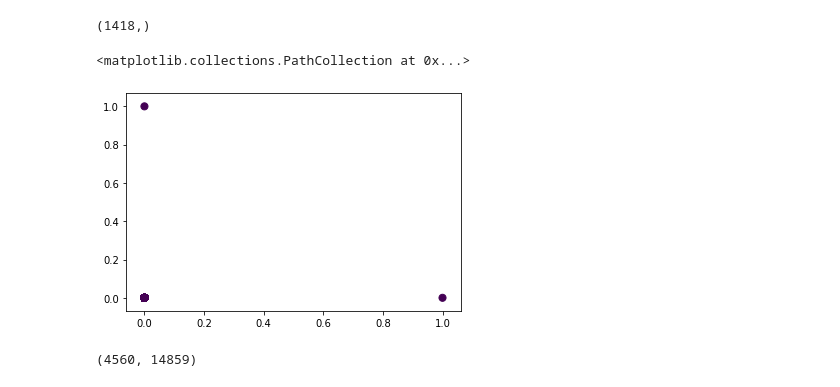
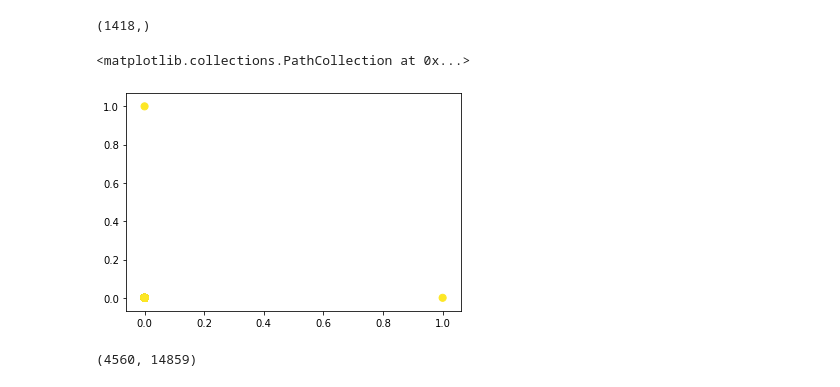
Before and after one commit to siebeniris/Combined_Distributional_and_Formal_Semantics, a Jupyter notebook: clustering.ipynb, the cells around one changed output. Saved outputs shown, nothing was run; the diff lists cells and outputs as text; code cells hidden in the pictures.

```diff
--- a/clustering.ipynb
+++ b/clustering.ipynb
@@ -5,6 +5,5 @@
 # %%
-pred_arg_types_binary= '/home/yiyi/Documents/CL/semantikII/project/data/pred_arg_types_binary.json'
-pred_arg_types_unary= '/home/yiyi/Documents/CL/semantikII/project/data/pred_arg_types_unary.json'
+pred_arg_types_binary= '/home/yiyi/Documents/computerlinguistik-master/ss2019/semantik2/project/data/pred_arg_types_binary.json'
 # %%
 import json
 import numpy as np
@@ -190,14 +190,14 @@ labels_pred.shape
 # %%
 from sklearn.cluster import KMeans
 from scipy import sparse
 
 kmeans_pred= KMeans(n_clusters=4)
 kmeans_pred.fit(features_pred)
-y_kmeans_pred= kmeans.predict(features_pred)
+y_kmeans_pred= kmeans_pred.predict(features_pred)
 plt.scatter(features_pred[:, 0], features_pred[:, 1],  c=y_kmeans_pred, s=50, cmap='viridis')
 # %% [output]
 <matplotlib.collections.PathCollection at 0x...>
-[figure, old version]
+[figure, new version]
 # %%
 keys= []
 matrix= []
```
Also changed, not shown: parts of 20 cells of this notebook, 17 other files.
